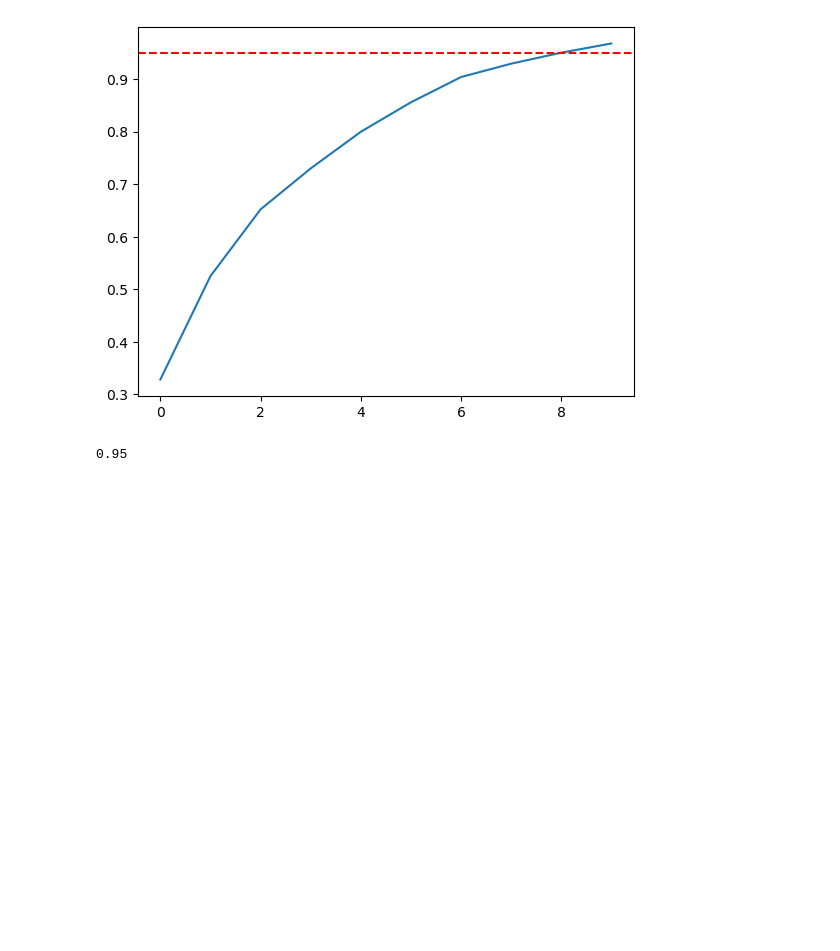
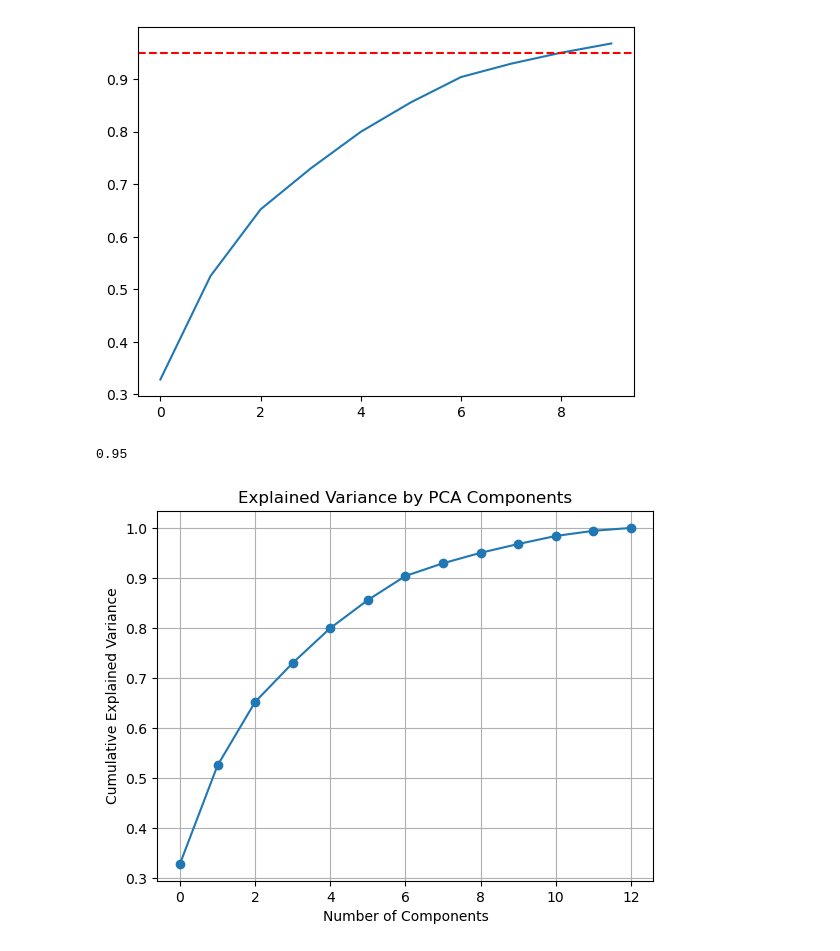
Before and after one commit to eunjin661/study_recode, a Jupyter notebook: 01_tuteur guide/Machine Learning/07_pca/pca01.ipynb, the cells around one changed output. Cells and saved outputs as stored; diff of their text form; code cells hidden in the pictures; blank space fills up the shorter version.

```diff
--- a/Machine Learning/07_pca/pca01.ipynb
+++ b/01_tuteur guide/Machine Learning/07_pca/pca01.ipynb
@@ -313,0 +312,24 @@ print(pca.n_components)
+# %%
+# 시각화
+
+import numpy as np
+import matplotlib.pyplot as plt
+from sklearn.decomposition import PCA
+from sklearn.preprocessing import RobustScaler
+
+scaler = RobustScaler()
+X_scaled = scaler.fit_transform(X)
+
+pca_full = PCA()
+pca_full.fit(X_scaled)
+
+cumsum = np.cumsum(pca_full.explained_variance_ratio_)
+
+plt.plot(cumsum, marker='o')
+plt.xlabel('Number of Components')
+plt.ylabel('Cumulative Explained Variance')
+plt.title('Explained Variance by PCA Components')
+plt.grid()
+plt.show()
+# %% [output]
+[figure, added]
```
Also changed, not shown: parts of 3 cells of this notebook, 2 other files.
